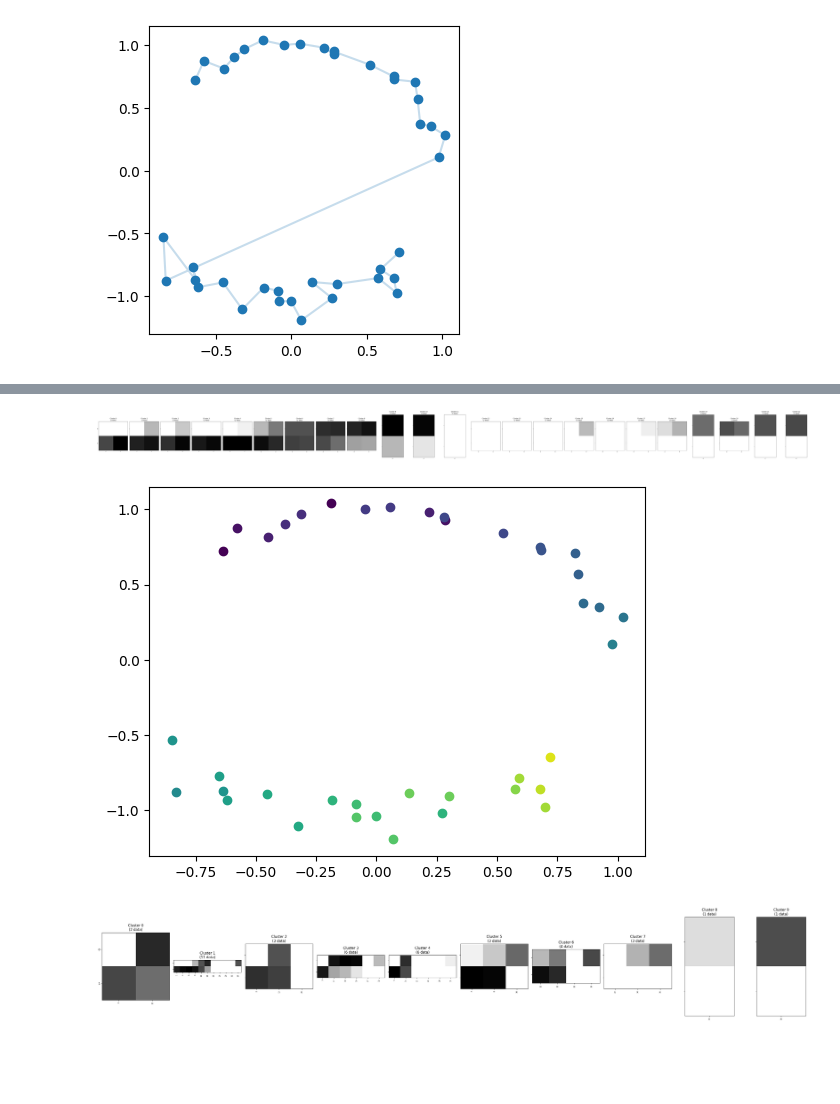
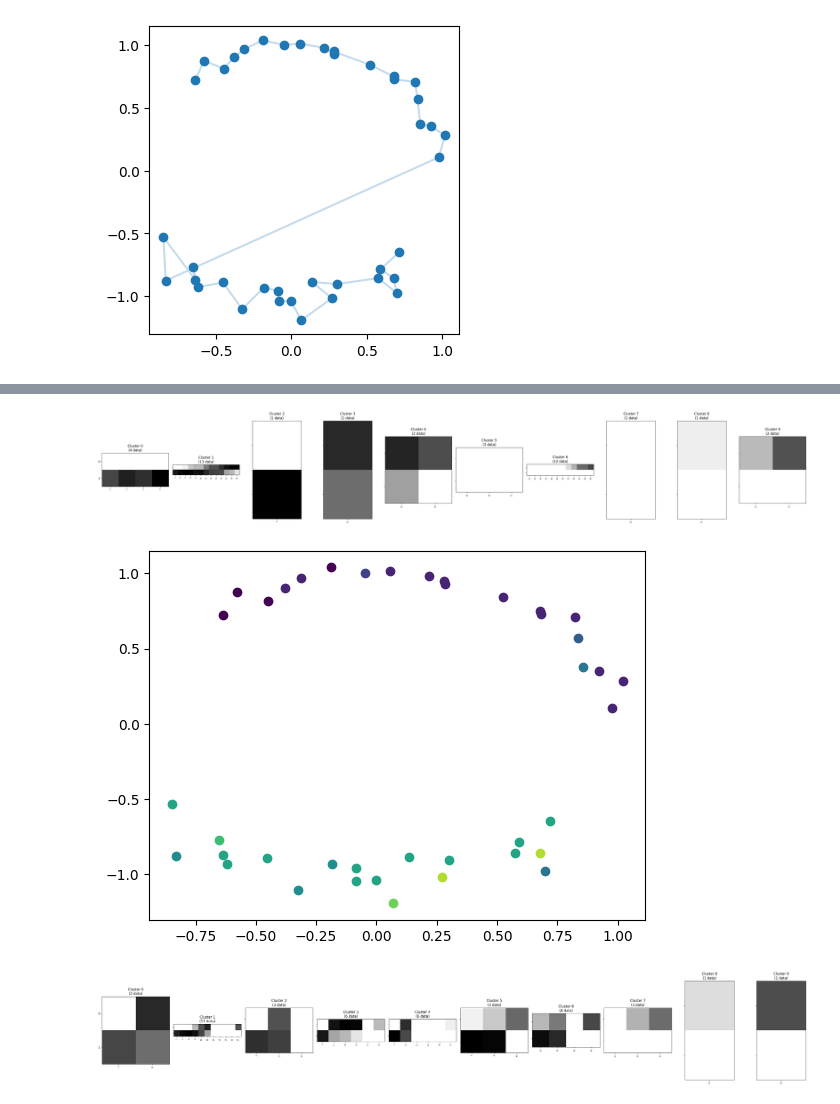
Before and after one commit to CNIR-BMC-study/BMC_study_2025, a Jupyter notebook: notebook/CRP_Jisu_Hoyeon.ipynb, the cells around one changed output, grey strips where cells are left out. Saved outputs shown, nothing was run; the diff lists cells and outputs as text; code cells hidden in the pictures; blank space fills up the shorter version.

Commit message:
fix bayesian likelihood

```diff
--- a/notebook/CRP_Jisu_Hoyeon.ipynb
+++ b/notebook/CRP_Jisu_Hoyeon.ipynb
@@ -124,18 +124,18 @@ plt.show()
 # %%
-model = CRP(alpha=1, delta=1, strict=False, type="gaussian")
+model = CRP(alpha=1, delta=1, strict=False, type="bayesian")
 for name, feature in tqdm(zip(np.arange(40), x_train)):
     model.add(Feature(name, feature))
 run(model.clusters, [0, 1])
 step = int(len(color) / len(model.clusters))
 for i, cluster in enumerate(model.clusters):
     datapoints = np.array([item.values for item in cluster.items])
     datasequences = [item.label for item in cluster.items]
     for x, y in datapoints:
         plt.plot(x, y, '-o', color=color[i*step])
 plt.show()
 # %% [output]
-[figure, old version]
+[figure, new version]
-[figure, old version]
+[figure, new version]
 # %%
 model = StickyCRP(alpha=1, delta=1, strict=False, stickiness=10.0, type="beta")
 for name, feature in tqdm(zip(np.arange(40), x_train)):
```
Also changed, not shown: parts of 8 cells of this notebook, 1 other file.
